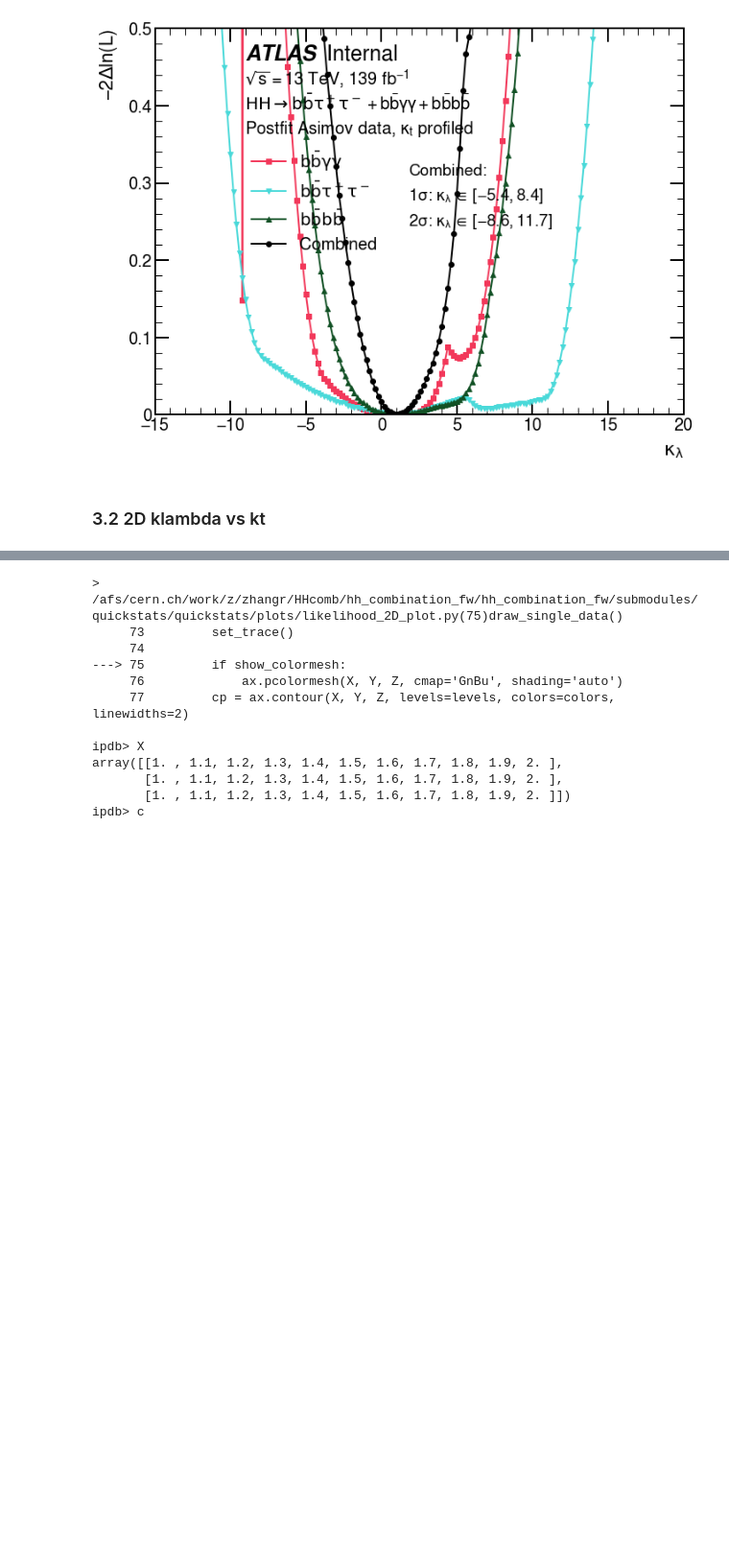
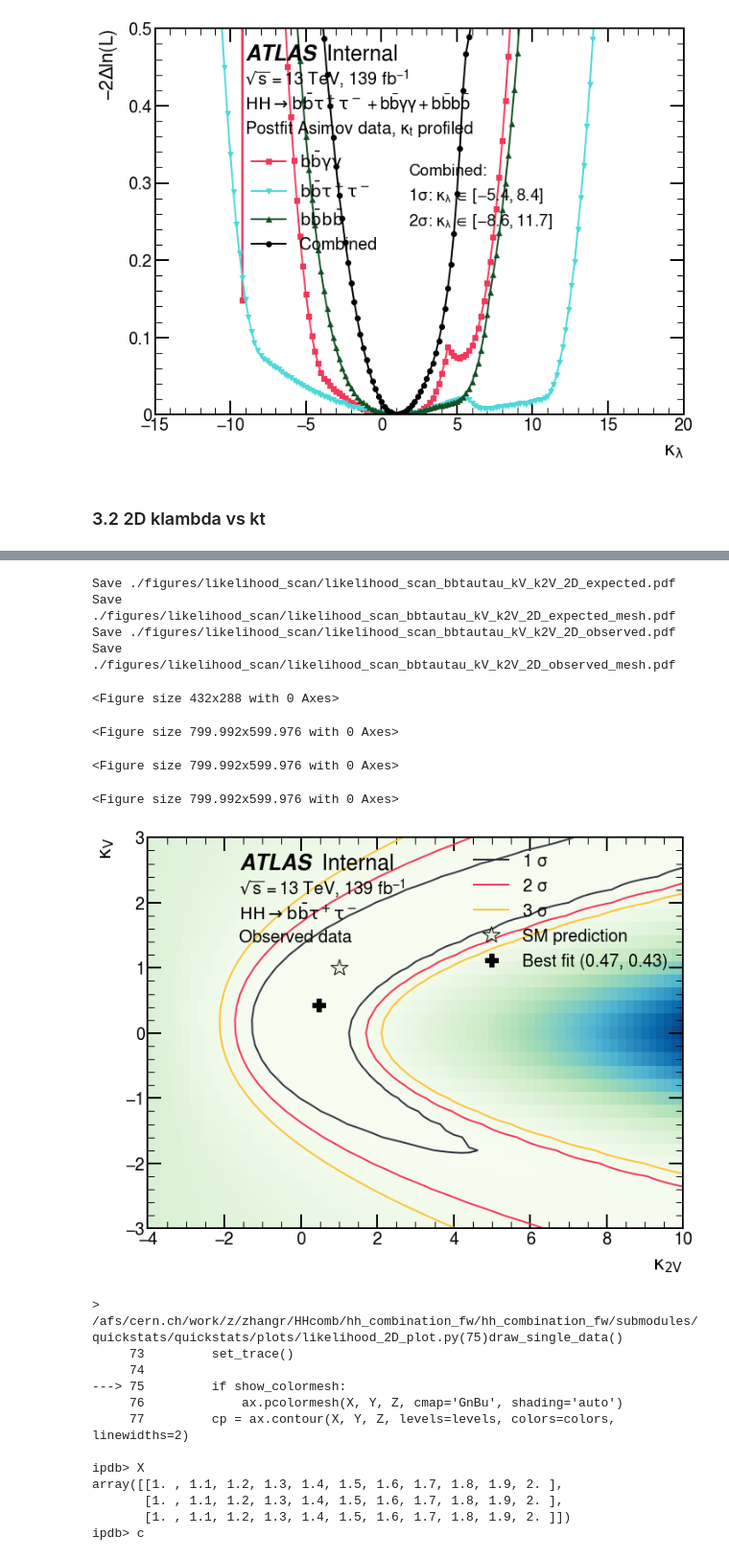
Before and after one commit to dyl64/hh_combination_fw, a Jupyter notebook: tutorials/HHH2022/GenPlots.ipynb, the cells around one changed output, grey strips where cells are left out. Shown: that part at 96% size. Cells and saved outputs as stored; diff of their text form; code cells hidden in the pictures; blank space fills up the shorter version.

```diff
--- a/tutorials/HHH2022/GenPlots.ipynb
+++ b/tutorials/HHH2022/GenPlots.ipynb
@@ -662,3 +700,39 @@ Save /afs/cern.ch/work/z/zhangr/HHcomb/hh_combination_fw/hh_combination_fw/outpu
+# %%
+options = {
+    'x': 'k2V',
+    'y': 'kV',
+    'xlabel': r"$\mathrm{\kappa_{2V}}$",
+    'ylabel': r"$\mathrm{\kappa_{V}}$",
+    'xmin': -4,
+    'xmax': 10,
+    'ymin': -3,
+    'ymax': 3,
+}
+for channel in ['bbtautau']: #channels + ['combined']:
+    if channel == 'combined':
+        options['xmin'] = -2
+        options['xmax'] = 6
+    if channel == '4b':
+        options['xmin'] = -4
+        options['xmax'] = 12
+        options['ymin'] = -3.4
+        options['ymax'] = -3.4
+    for o in obs:
+        for study in studies:
+            if '1D' in study: continue
+            if 'kt' in study: continue
+            _ = plot_kl_kt(study, o, channel, **options)
+            _ = plot_kl_kt(study, o, channel, True, **options)
+# %% [output]
+Save ./figures/likelihood_scan/likelihood_scan_bbtautau_kV_k2V_2D_expected.pdf
+Save ./figures/likelihood_scan/likelihood_scan_bbtautau_kV_k2V_2D_expected_mesh.pdf
+Save ./figures/likelihood_scan/likelihood_scan_bbtautau_kV_k2V_2D_observed.pdf
+Save ./figures/likelihood_scan/likelihood_scan_bbtautau_kV_k2V_2D_observed_mesh.pdf
+<Figure size 432x288 with 0 Axes>
+<Figure size 799.992x599.976 with 0 Axes>
+<Figure size 799.992x599.976 with 0 Axes>
+<Figure size 799.992x599.976 with 0 Axes>
+[figure, added]
 # %%
 df = plot_kl_kt('2D_kl_kt', 'prefit', 'bbyy', True, ymin=0.95, ymax=1.05, xmin=1, xmax=2)
 # %% [output]
```
Also changed, not shown: parts of 11 cells of this notebook, 1 other file.
